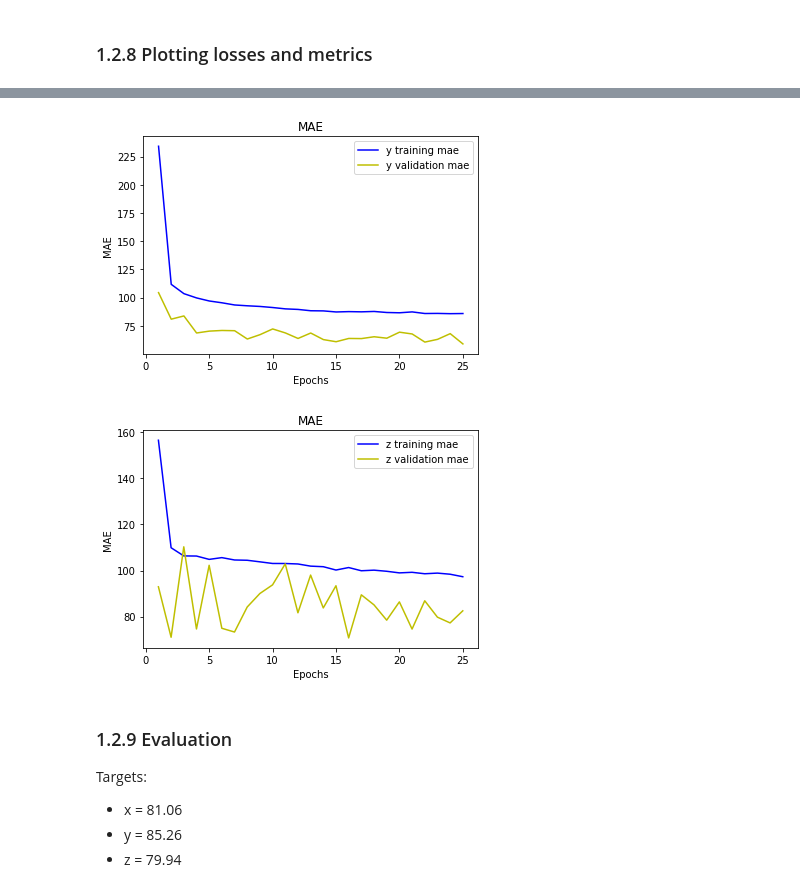
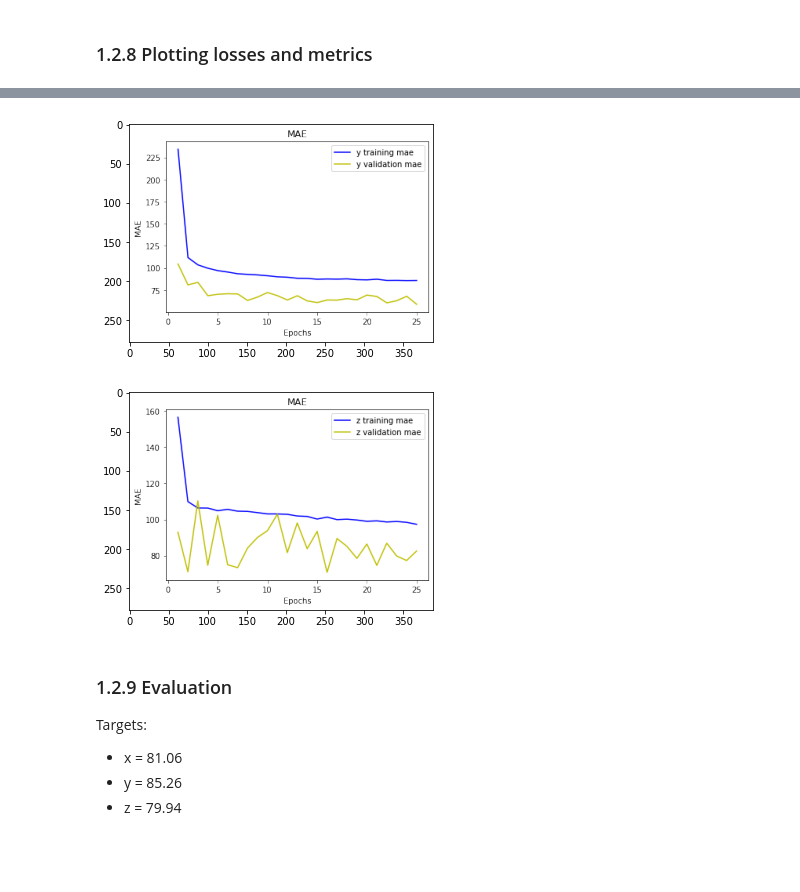
Before and after one commit to alfredoaloi/deep-learning-project, a Jupyter notebook: deep-learning-project.ipynb, the cells around one changed output, grey strips where cells are left out. Drawn from its saved outputs; the diff is of its cells as text; code cells hidden in the pictures; blank space fills up the shorter version.

Commit message:
Plot files management

```diff
--- a/deep-learning-project.ipynb
+++ b/deep-learning-project.ipynb
@@ -343,29 +391,41 @@ plt.show()
 # %%
-y_mae = y_history.history['mean_absolute_error']
-y_val_mae = y_history.history['val_mean_absolute_error']
-epochs = range(1, EPOCHS + 1)
-plt.plot(epochs, y_mae, 'b', label='y training mae')
-plt.plot(epochs, y_val_mae, 'y', label='y validation mae')
-plt.title('MAE')
-plt.xlabel('Epochs')
-plt.ylabel('MAE')
-plt.legend()
-plt.show()
+if not exists('task_1/plots/y_mae.png'):
+    y_mae = y_history.history['mean_absolute_error']
+    y_val_mae = y_history.history['val_mean_absolute_error']
+    epochs = range(1, EPOCHS + 1)
+    plt.plot(epochs, y_mae, 'b', label='y training mae')
+    plt.plot(epochs, y_val_mae, 'y', label='y validation mae')
+    plt.title('MAE')
+    plt.xlabel('Epochs')
+    plt.ylabel('MAE')
+    plt.legend()
+    plt.savefig('task_1/plots/y_mae.png')
+    plt.show()
+else:
+    img = mpimg.imread('task_1/plots/y_mae.png')
+    imgplot = plt.imshow(img)
+    plt.show()
 # %% [output]
-[figure, old version]
+[figure, new version]
 # %%
-z_mae = z_history.history['mean_absolute_error']
-z_val_mae = z_history.history['val_mean_absolute_error']
-epochs = range(1, EPOCHS + 1)
-plt.plot(epochs, z_mae, 'b', label='z training mae')
-plt.plot(epochs, z_val_mae, 'y', label='z validation mae')
-plt.title('MAE')
-plt.xlabel('Epochs')
-plt.ylabel('MAE')
-plt.legend()
-plt.show()
+if not exists('task_1/plots/z_mae.png'):
+    z_mae = z_history.history['mean_absolute_error']
+    z_val_mae = z_history.history['val_mean_absolute_error']
+    epochs = range(1, EPOCHS + 1)
+    plt.plot(epochs, z_mae, 'b', label='z training mae')
+    plt.plot(epochs, z_val_mae, 'y', label='z validation mae')
+    plt.title('MAE')
+    plt.xlabel('Epochs')
+    plt.ylabel('MAE')
+    plt.legend()
+    plt.savefig('task_1/plots/z_mae.png')
+    plt.show()
+else:
+    img = mpimg.imread('task_1/plots/z_mae.png')
+    imgplot = plt.imshow(img)
+    plt.show()
 # %% [output]
-[figure, old version]
+[figure, new version]
 # %% [markdown]
 ### 1.2.9 Evaluation
 
```
Also changed, not shown: parts of 8 cells of this notebook, 6 other files.
